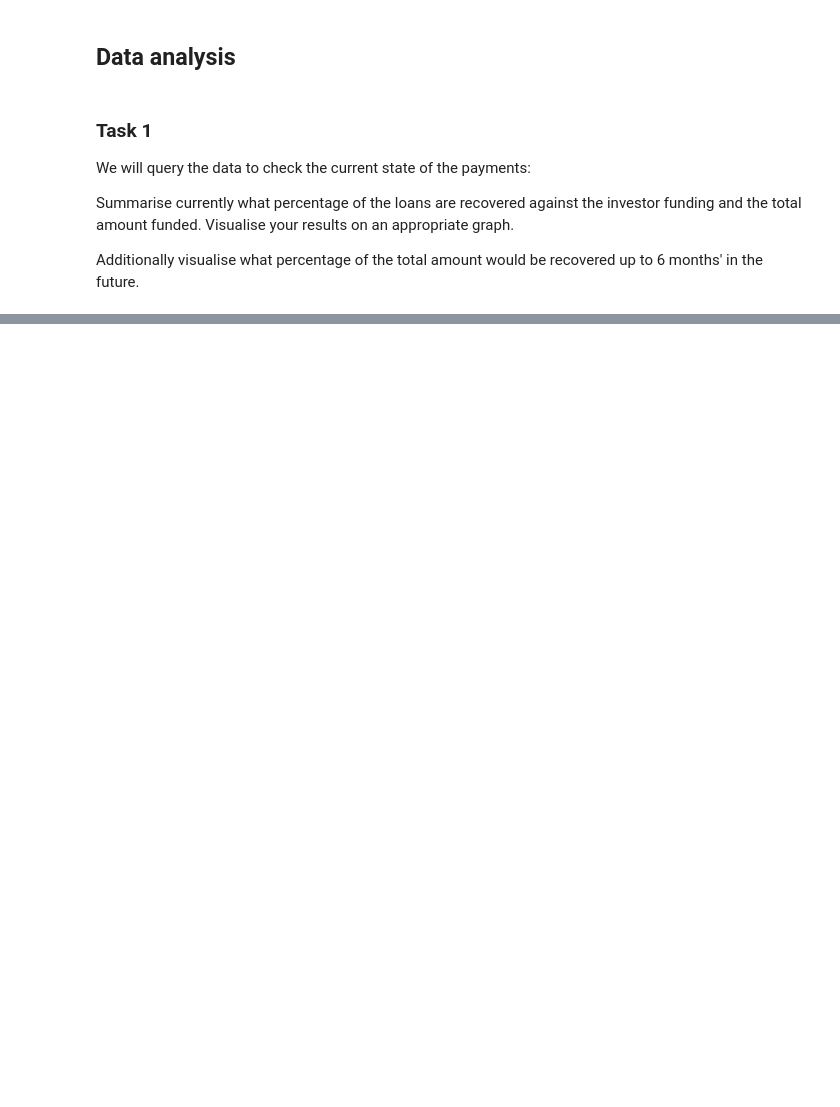
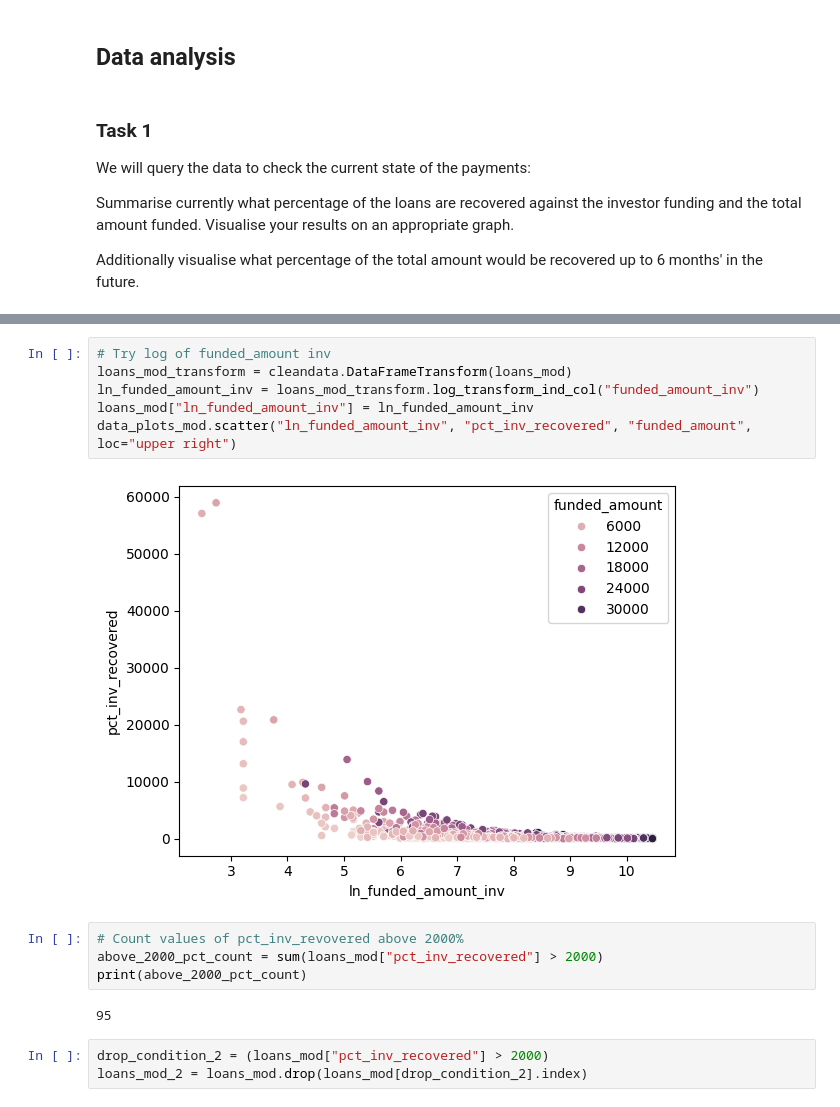
Before and after one commit to armazzer/customer_loans, a Jupyter notebook: analysis_and_visualisation.ipynb, the cells around one changed output, grey strips where cells are left out. Cells and saved outputs as stored; diff of their text form; blank space fills up the shorter version.

```diff
--- a/analysis_and_visualisation.ipynb
+++ b/analysis_and_visualisation.ipynb
@@ -62,0 +121,17 @@ data_plots.scatter_reg("loan_amount", "recoveries")
+# %%
+# Try log of funded_amount inv
+loans_mod_transform = cleandata.DataFrameTransform(loans_mod)
+ln_funded_amount_inv = loans_mod_transform.log_transform_ind_col("funded_amount_inv")
+loans_mod["ln_funded_amount_inv"] = ln_funded_amount_inv
+data_plots_mod.scatter("ln_funded_amount_inv", "pct_inv_recovered", "funded_amount", loc="upper right")
+# %% [output]
+[figure, added]
+# %%
+# Count values of pct_inv_revovered above 2000%
+above_2000_pct_count = sum(loans_mod["pct_inv_recovered"] > 2000)
+print(above_2000_pct_count)
+# %% [output]
+95
+# %%
+drop_condition_2 = (loans_mod["pct_inv_recovered"] > 2000)
+loans_mod_2 = loans_mod.drop(loans_mod[drop_condition_2].index)
```
Also changed, not shown: parts of 51 cells of this notebook.
